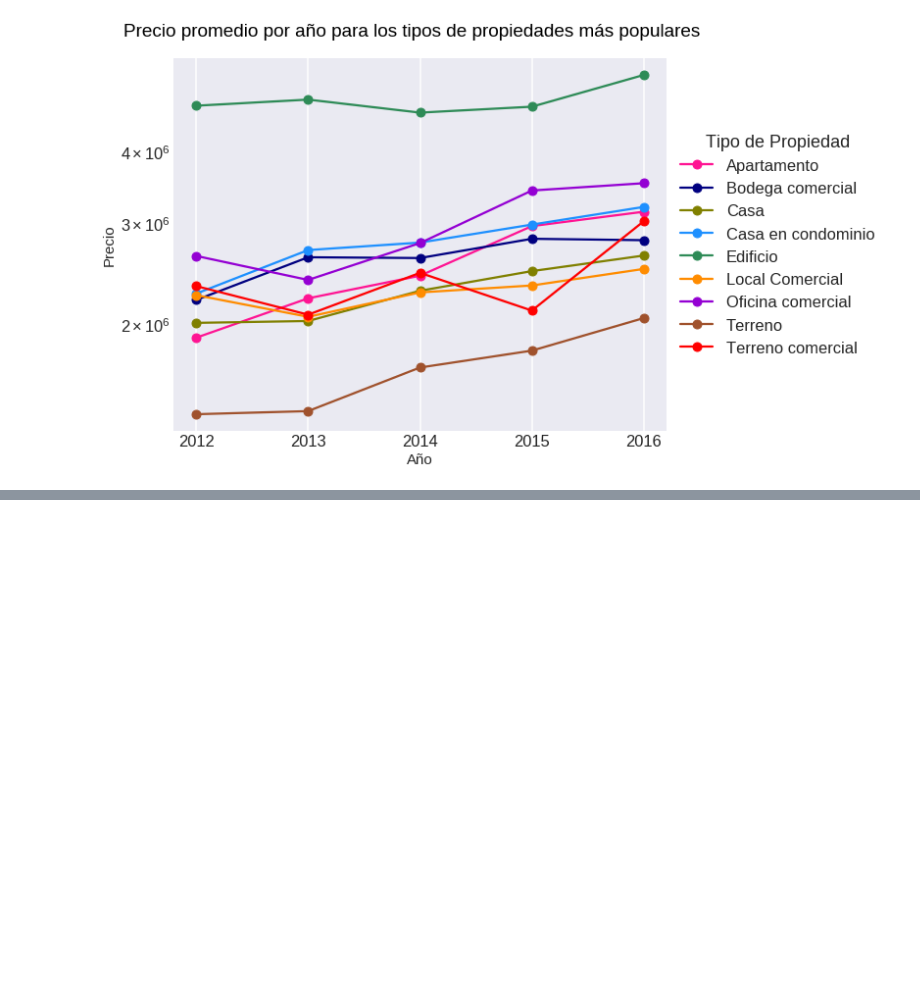
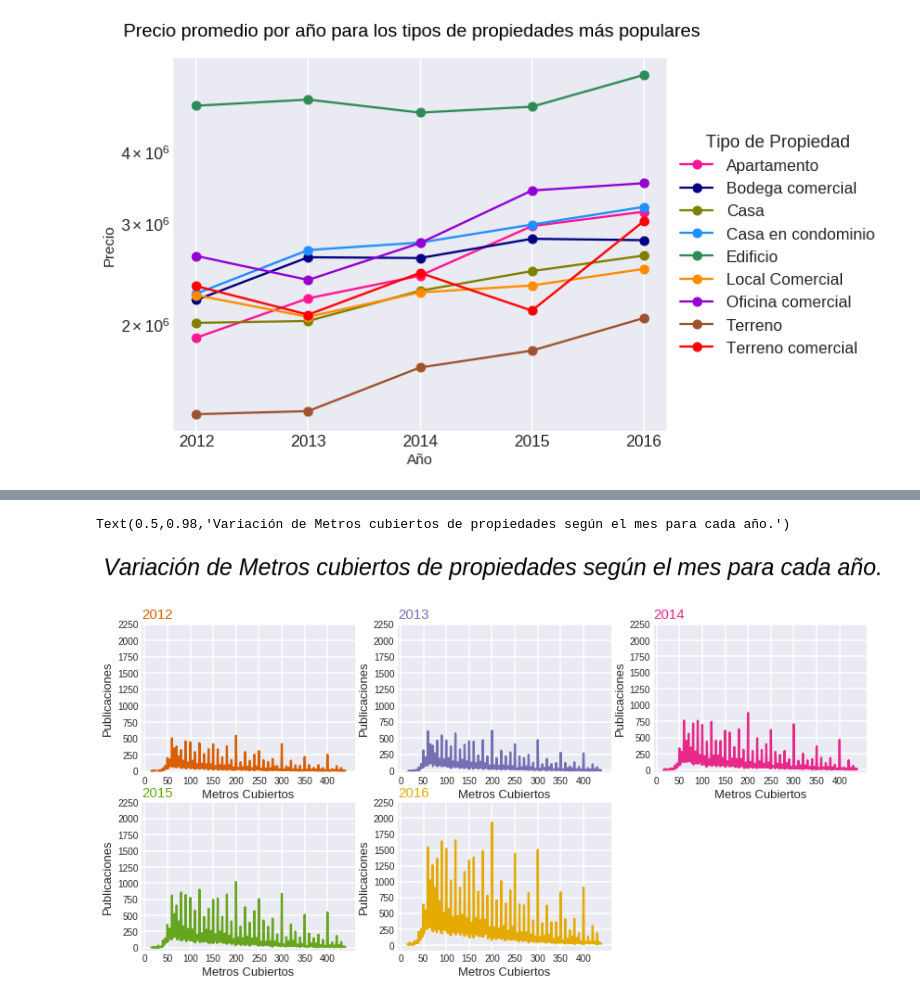
Before and after one commit to luctiz/Grupo43-TP1, a Jupyter notebook: AnalisisTemporales.ipynb, the cells around one changed output, grey strips where cells are left out. Drawn from its saved outputs; the diff is of its cells as text; code cells hidden in the pictures; blank space fills up the shorter version.

Commit message:
análisis metros

```diff
--- a/AnalisisTemporales.ipynb
+++ b/AnalisisTemporales.ipynb
@@ -353,0 +363,3 @@ Text(0.5,0.95,'Precio promedio por año para los tipos de propiedades más popul
+# %%
+df_metros = df.loc[:, ['fecha', 'metroscubiertos', 'metrostotales', 'id']]
+df_metros.head()
@@ -353,0 +373,4 @@ Text(0.5,0.95,'Precio promedio por año para los tipos de propiedades más popul
+# %%
+#tomo el año de las publicaciones
+df_metros['año'] = df_metros.fecha.dt.year
+df_metros.head()
@@ -353,0 +386,5 @@ Text(0.5,0.95,'Precio promedio por año para los tipos de propiedades más popul
+# %%
+df_mtrs_años = df_metros[df.metroscubiertos != 0].groupby(['año', 'metroscubiertos']).agg({'id': 'count'}).unstack(0)
+df_mtrs_años.columns = ['2012','2013', '2014', '2015', '2016']
+df_mtrs_años = df_mtrs_años.reset_index()
+df_mtrs_años.head()
@@ -353,0 +398,23 @@ Text(0.5,0.95,'Precio promedio por año para los tipos de propiedades más popul
+# %%
+plt.figure(figsize = (14,10))
+plt.style.use('seaborn-darkgrid')
+palette = plt.get_cmap('Dark2')
+
+for num, column in enumerate(df_mtrs_años.drop('metroscubiertos', axis=1)):
+
+    num += 1
+    plt.subplot(3,3, num)
+    # Uso semilog para poder apreciar mejor el comportamiento de las lineas de cada año
+    plt.plot(df_mtrs_años['metroscubiertos'], df_mtrs_años[column], marker='', color=palette(num))
+    #Todos los plots tienen los mismos límites
+    plt.yticks(list(range(0,2500, 250)), fontsize = 10)
+    plt.xticks(list(range(0,450,50)),fontsize = 10)
+    # Título para cada plot
+    plt.title(column, loc='left', fontsize=15, fontweight=0, color=palette(num))
+    plt.xlabel('Metros Cubiertos', fontsize = 13, fontweight=1)
+    plt.ylabel('Publicaciones', fontsize = 13, fontweight=1)
+
+plt.suptitle("Variación de Metros cubiertos de propiedades según el mes para cada año.", fontsize = 25, color='black', style='italic', y=0.98)
+# %% [output]
+Text(0.5,0.98,'Variación de Metros cubiertos de propiedades según el mes para cada año.')
+[figure, added]
```
Also changed, not shown: parts of 10 cells of this notebook, 1 other file.
